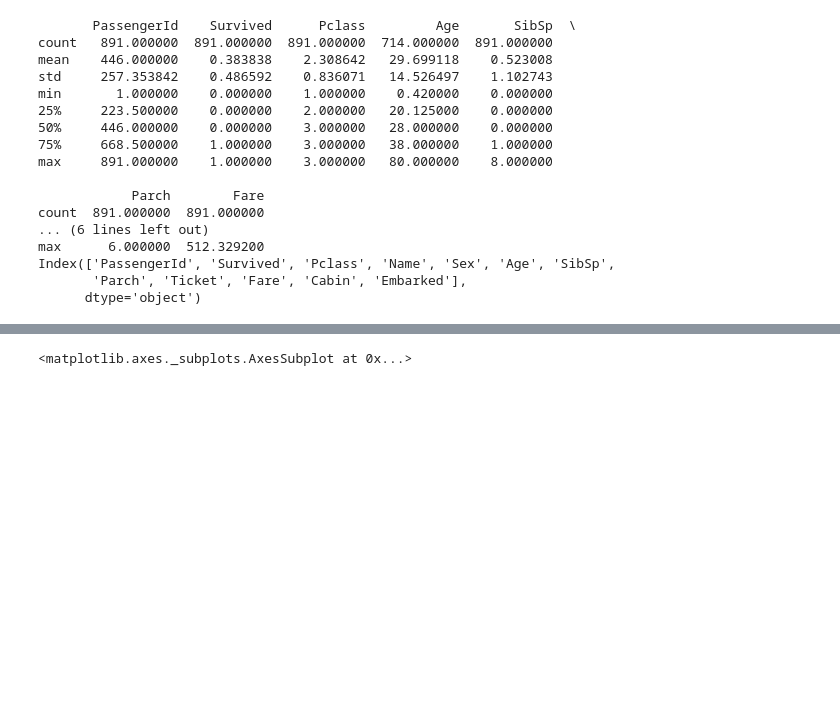
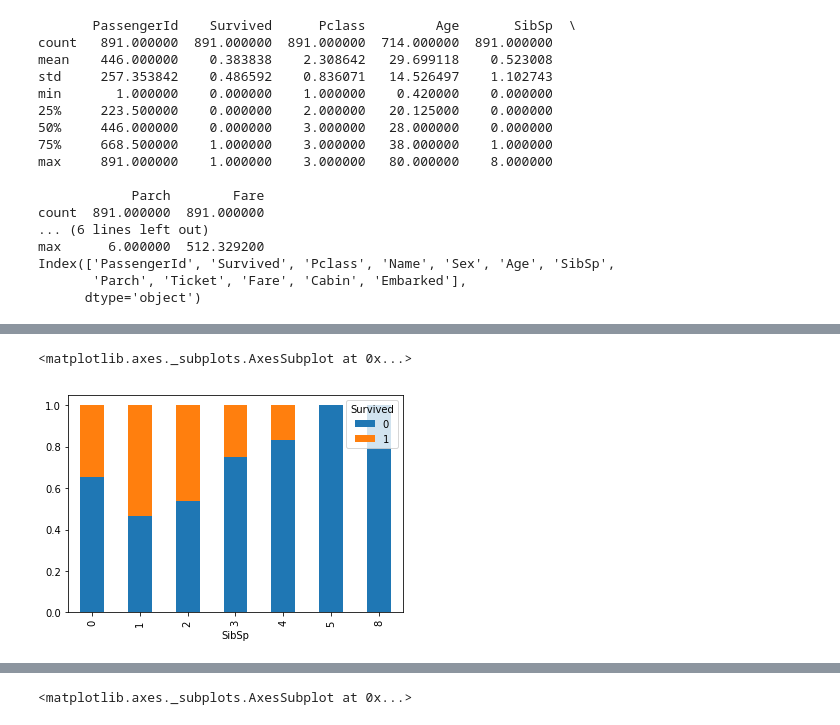
Before and after one commit to SudhakarGoyal/Titanic-Kaggle-dataset, a Jupyter notebook: titanic.ipynb, the cells around one changed output, grey strips where cells are left out. Drawn from its saved outputs; the diff is of its cells as text; code cells hidden in the pictures; blank space fills up the shorter version.

```diff
--- a/titanic.ipynb
+++ b/titanic.ipynb
@@ -137,0 +94,8 @@ plt.show()
+# %%
+data.columns
+data.SibSp.unique()
+sibsp_surv = pd.crosstab(data.SibSp, data.Survived)
+sibsp_surv.div(sibsp_surv.sum(1), axis = 0).plot(kind='bar', stacked = True)
+# %% [output]
+<matplotlib.axes._subplots.AxesSubplot at 0x...>
+[figure, added]
```
Also changed, not shown: parts of 55 cells of this notebook.
